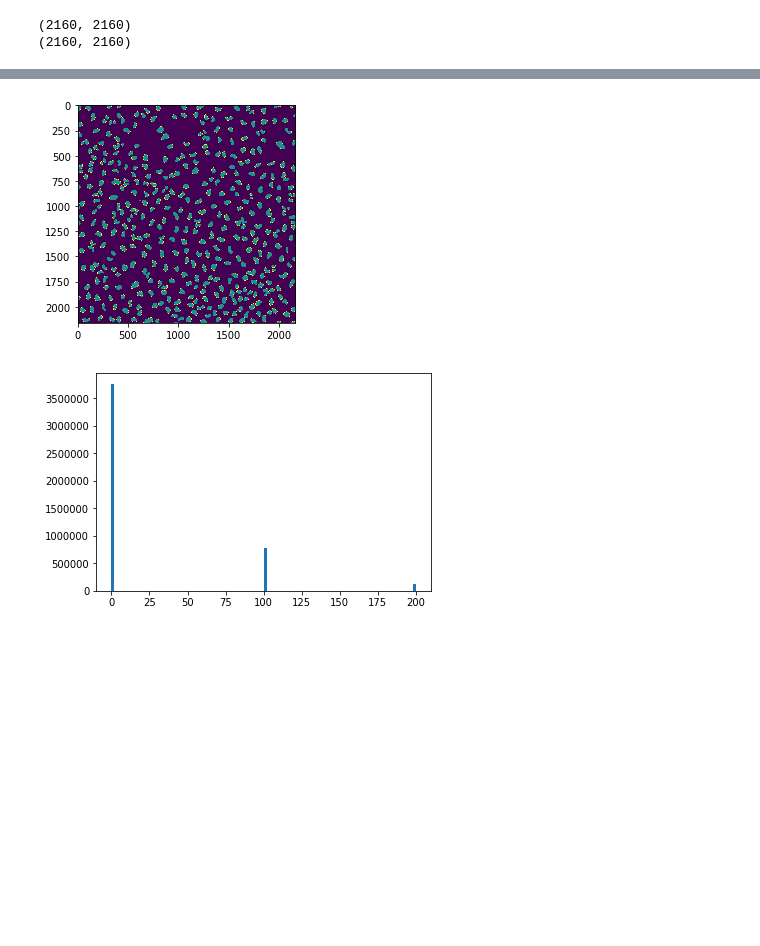
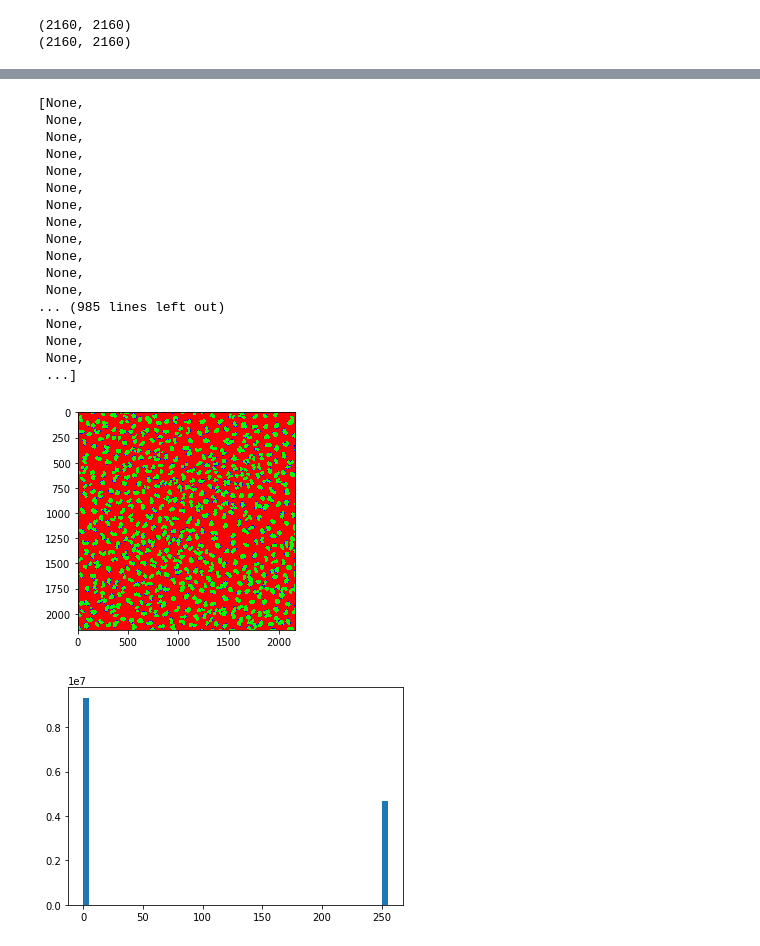
Before and after one commit to jr0th/segmentation, a Jupyter notebook: code/preprocessing/preprocessing_set03_step01.ipynb, the cells around one changed output, grey strips where cells are left out. Drawn from its saved outputs; the diff is of its cells as text; code cells hidden in the pictures; blank space fills up the shorter version.

```diff
--- a/code/preprocessing/preprocessing_set03_step01.ipynb
+++ b/code/preprocessing/preprocessing_set03_step01.ipynb
@@ -87,12 +94,31 @@ def process_label(index):
         skimage.io.imsave(data_set_dir + 'all_labels/' + filename, label)
 # %%
 joblib.Parallel(n_jobs = 100)(joblib.delayed(process_label)(i) for i in range(len(masks)))
-
-plt.imshow(label)
-plt.show()
-
-plt.hist(label.flatten(), bins=100)
-plt.show()
 # %% [output]
-[figure, removed]
-[figure, removed]
+[None,
+ None,
+ None,
+ None,
+ None,
+ None,
+ None,
+ None,
+ None,
+ None,
+ None,
+ None,
+... (985 lines left out)
+ None,
+ None,
+ None,
+ ...]
+# %%
+debug_label = skimage.io.imread('/home/jr0th/github/segmentation/data/set03/all_labels/r01c01f01p01-ch1sk1fk1fl1.png')
+plt.imshow(debug_label)
+plt.show()
+
+plt.hist(debug_label.flatten(), bins=50)
+plt.show()
+# %% [output]
+[figure, added]
+[figure, added]
```
Also changed, not shown: parts of 4 cells of this notebook, 5 other files.
